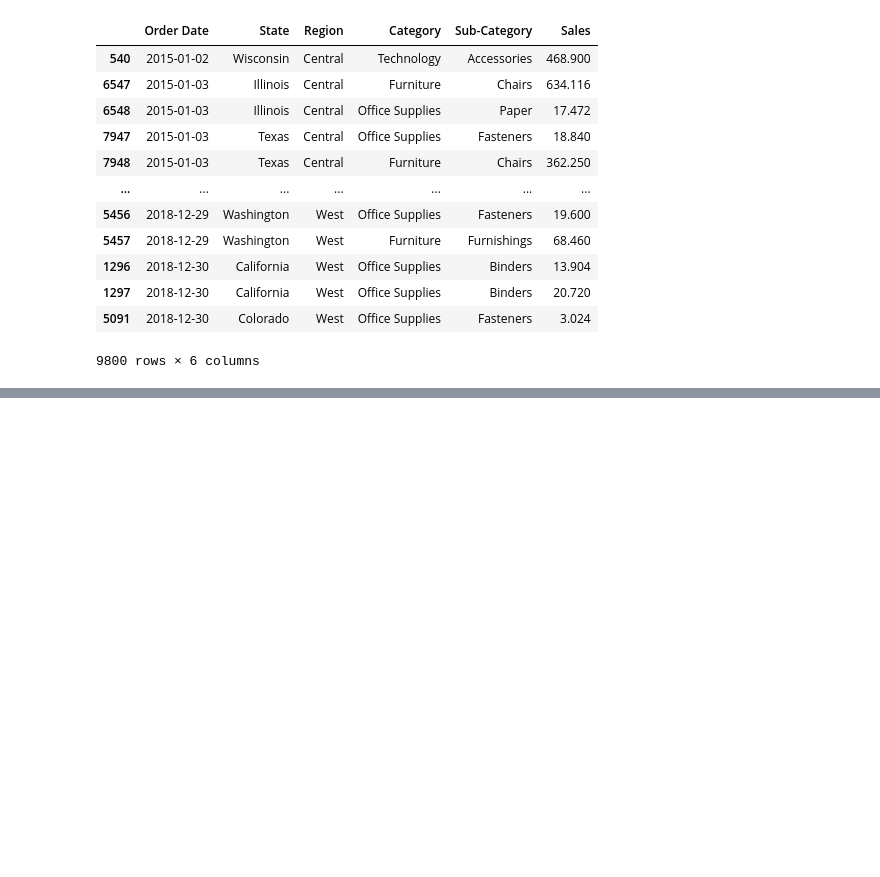
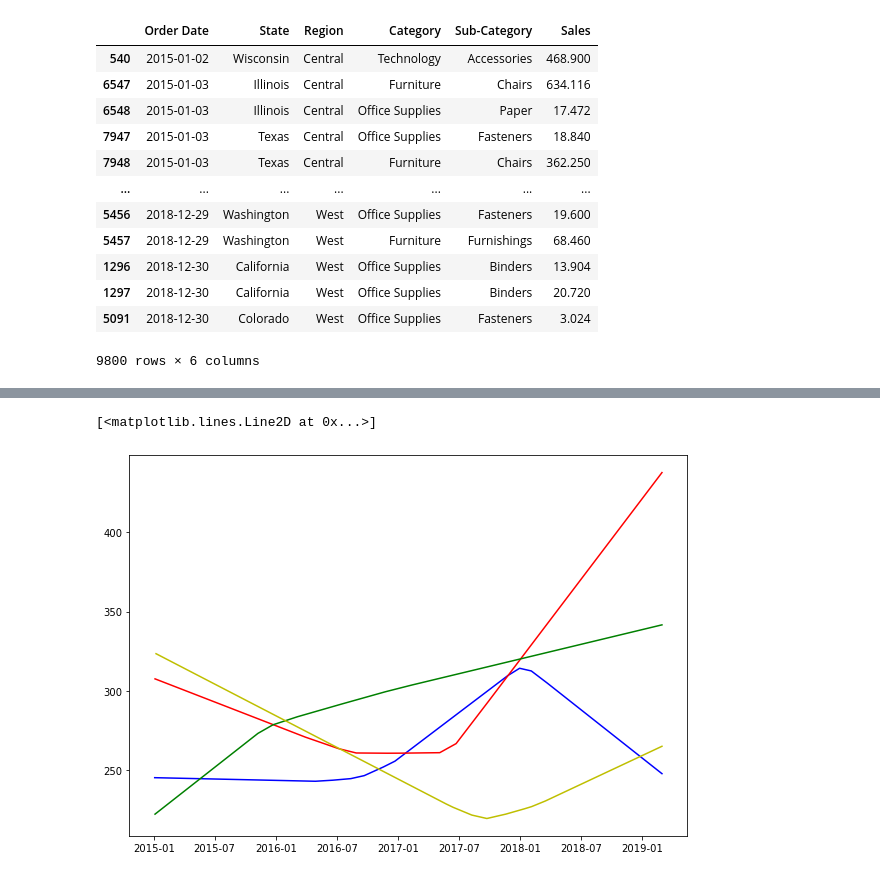
Before and after one commit to KristaJoy/sales-forecast, a Jupyter notebook: Resources/prophit/regional_sales_category.ipynb, the cells around one changed output, grey strips where cells are left out. Drawn from its saved outputs; the diff is of its cells as text; code cells hidden in the pictures; blank space fills up the shorter version.

```diff
--- a/Resources/prophit/regional_sales_category.ipynb
+++ b/Resources/prophit/regional_sales_category.ipynb
@@ -57,0 +154,20 @@ south.rename(columns = {'Order Date':'ds', 'Sales':'y'}, inplace = True)
+# %%
+central_office_supplies_forecast = central_office_supplies_model.predict(central_office_supplies_future)
+west_office_supplies_forecast = west_office_supplies_model.predict(west_office_supplies_future)
+east_office_supplies_forecast = east_office_supplies_model.predict(east_office_supplies_future)
+south_office_supplies_forecast = south_office_supplies_model.predict(south_office_supplies_future)
+
+#save to a csv
+central_office_supplies_forecast.to_csv(r'../central_office_supplies_forecast.csv', index=False)
+west_office_supplies_forecast.to_csv(r'../west_office_supplies_forecast.csv', index=False)
+east_office_supplies_forecast.to_csv(r'../east_office_supplies_forecast.csv', index=False)
+south_office_supplies_forecast.to_csv(r'../south_office_supplies_forecast.csv', index=False)
+# %%
+plt.figure(figsize=(10, 7))
+plt.plot(central_office_supplies_forecast['ds'], central_office_supplies_forecast['trend'], 'b-')
+plt.plot(west_office_supplies_forecast['ds'], west_office_supplies_forecast['trend'], 'r-')
+plt.plot(east_office_supplies_forecast['ds'], east_office_supplies_forecast['trend'], 'g-')
+plt.plot(south_office_supplies_forecast['ds'], south_office_supplies_forecast['trend'], 'y-')
+# %% [output]
+[<matplotlib.lines.Line2D at 0x...>]
+[figure, added]
```
Also changed, not shown: parts of 11 cells of this notebook, 15 other files.
